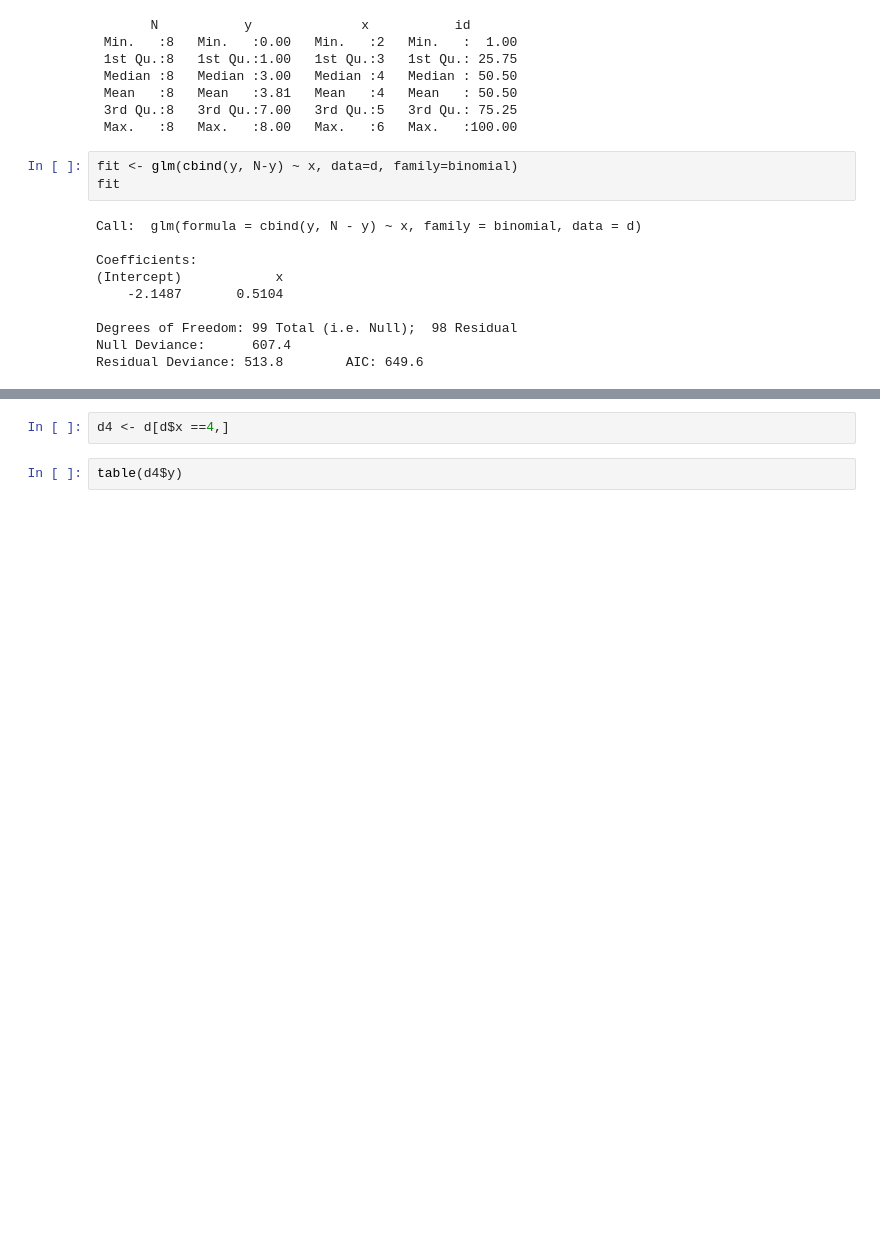
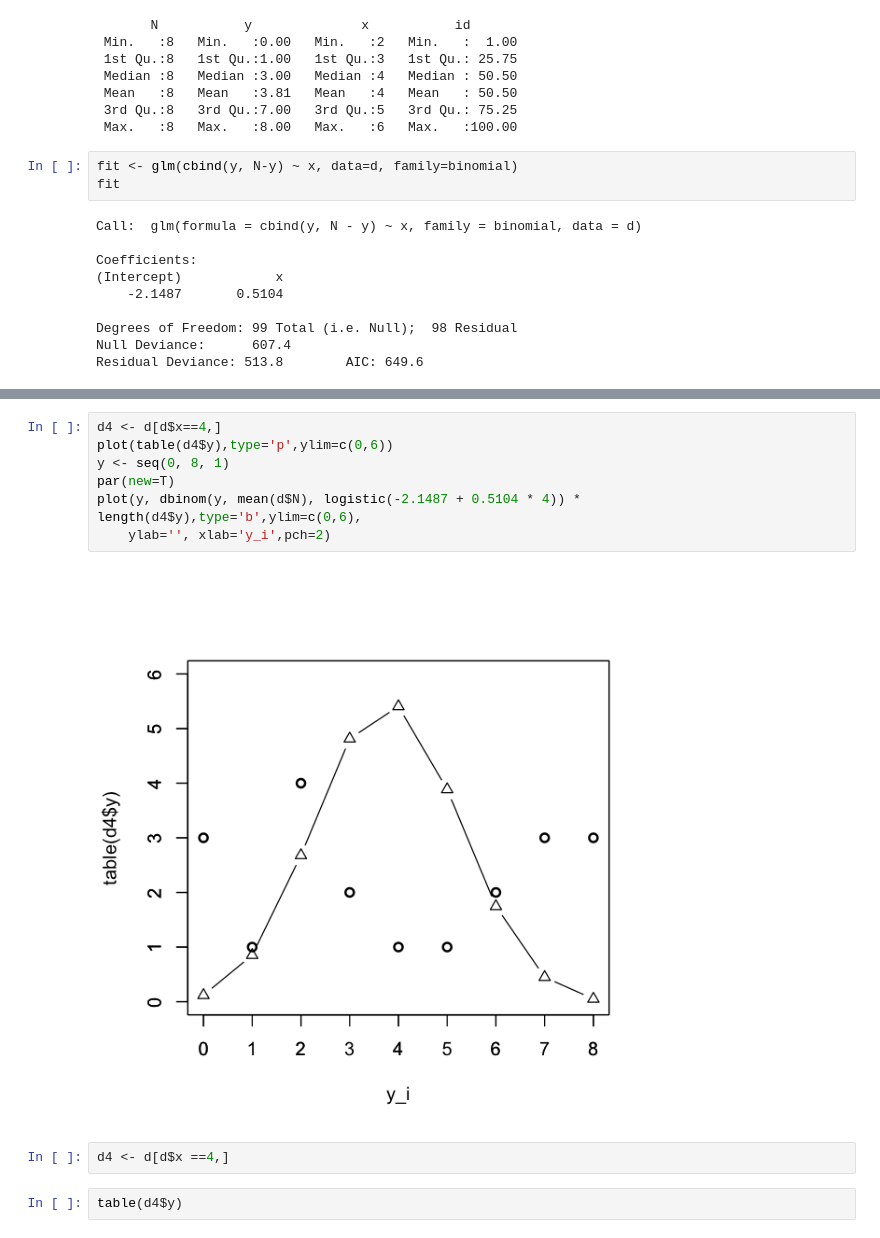
Before and after one commit to Rio-Sh/sub_stat_model_h29, a Jupyter notebook: データ解析統計モデリング3.ipynb, the cells around one changed output, grey strips where cells are left out. Cells and saved outputs as stored; diff of their text form; blank space fills up the shorter version.

```diff
--- a/データ解析統計モデリング3.ipynb
+++ b/データ解析統計モデリング3.ipynb
@@ -41,3 +41,12 @@ lines(xx, logistic(-4 + 1 * xx)*d$N, lwd=2, lty=2)
+# %%
+d4 <- d[d$x==4,]
+plot(table(d4$y),type='p',ylim=c(0,6))
+y <- seq(0, 8, 1)
+par(new=T)
+plot(y, dbinom(y, mean(d$N), logistic(-2.1487 + 0.5104 * 4)) * length(d4$y),type='b',ylim=c(0,6),
+    ylab='', xlab='y_i',pch=2)
+# %% [output]
+[figure, added]
 # %%
 d4 <- d[d$x ==4,]
 # %%
```
Also changed, not shown: parts of 7 cells of this notebook.
